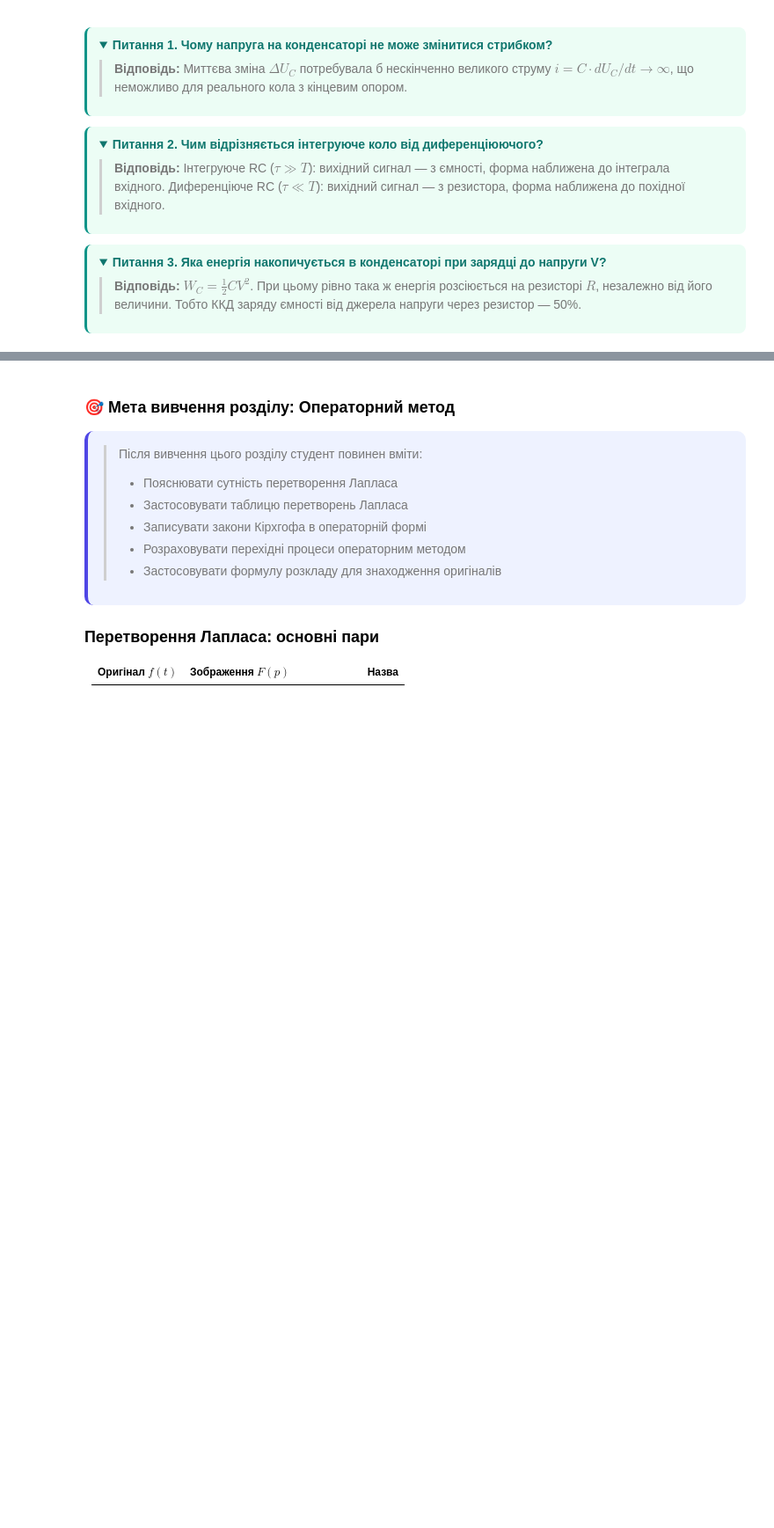
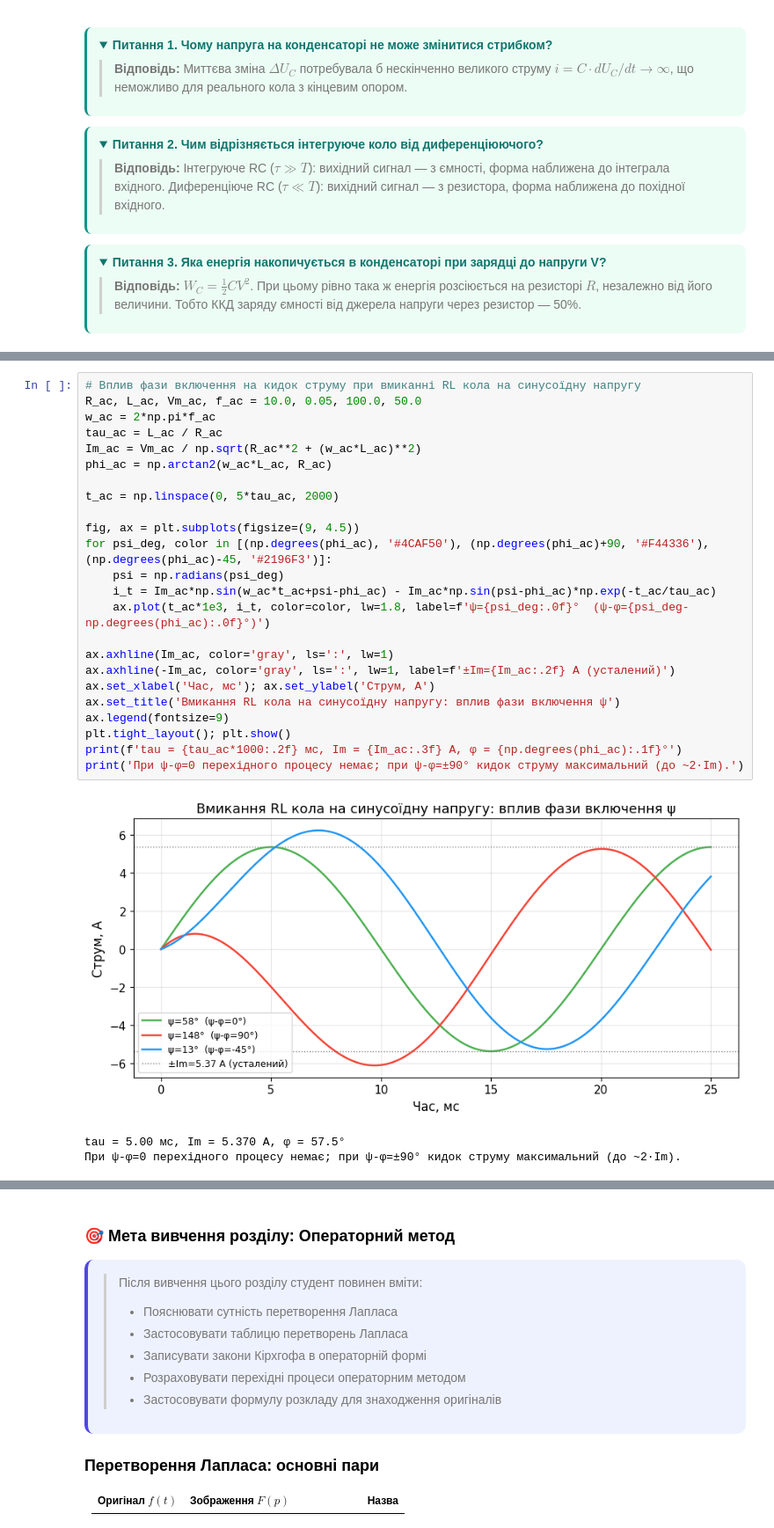
Before and after one commit to vim4all/Lectures_Basics_of_radio_electronics_in_Ukrainian, a Jupyter notebook: Основи радіотехніки_2_частина.ipynb, the cells around one changed output, grey strips where cells are left out. Shown at 88% size. Saved outputs shown, nothing was run; the diff lists cells and outputs as text; folded sections open; blank space fills up the shorter version.

```diff
--- a/Основи радіотехніки_2_частина.ipynb
+++ b/Основи радіотехніки_2_частина.ipynb
@@ -713,0 +813,28 @@ $$u_C(t) = V\left(1 - e^{-\frac{t}{RC}}\right) = V\left(1 - e^{-t/\tau}\right)$$
+# %%
+# Вплив фази включення на кидок струму при вмиканні RL кола на синусоїдну напругу
+R_ac, L_ac, Vm_ac, f_ac = 10.0, 0.05, 100.0, 50.0
+w_ac = 2*np.pi*f_ac
+tau_ac = L_ac / R_ac
+Im_ac = Vm_ac / np.sqrt(R_ac**2 + (w_ac*L_ac)**2)
+phi_ac = np.arctan2(w_ac*L_ac, R_ac)
+
+t_ac = np.linspace(0, 5*tau_ac, 2000)
+
+fig, ax = plt.subplots(figsize=(9, 4.5))
+for psi_deg, color in [(np.degrees(phi_ac), '#4CAF50'), (np.degrees(phi_ac)+90, '#F44336'), (np.degrees(phi_ac)-45, '#2196F3')]:
+    psi = np.radians(psi_deg)
+    i_t = Im_ac*np.sin(w_ac*t_ac+psi-phi_ac) - Im_ac*np.sin(psi-phi_ac)*np.exp(-t_ac/tau_ac)
+    ax.plot(t_ac*1e3, i_t, color=color, lw=1.8, label=f'ψ={psi_deg:.0f}°  (ψ-φ={psi_deg-np.degrees(phi_ac):.0f}°)')
+
+ax.axhline(Im_ac, color='gray', ls=':', lw=1)
+ax.axhline(-Im_ac, color='gray', ls=':', lw=1, label=f'±Im={Im_ac:.2f} А (усталений)')
+ax.set_xlabel('Час, мс'); ax.set_ylabel('Струм, А')
+ax.set_title('Вмикання RL кола на синусоїдну напругу: вплив фази включення ψ')
+ax.legend(fontsize=9)
+plt.tight_layout(); plt.show()
+print(f'tau = {tau_ac*1000:.2f} мс, Im = {Im_ac:.3f} А, φ = {np.degrees(phi_ac):.1f}°')
+print('При ψ-φ=0 перехідного процесу немає; при ψ-φ=±90° кидок струму максимальний (до ~2·Im).')
+# %% [output]
+[figure, added]
+tau = 5.00 мс, Im = 5.370 А, φ = 57.5°
+При ψ-φ=0 перехідного процесу немає; при ψ-φ=±90° кидок струму максимальний (до ~2·Im).
```
Also changed, not shown: parts of 43 cells of this notebook.
